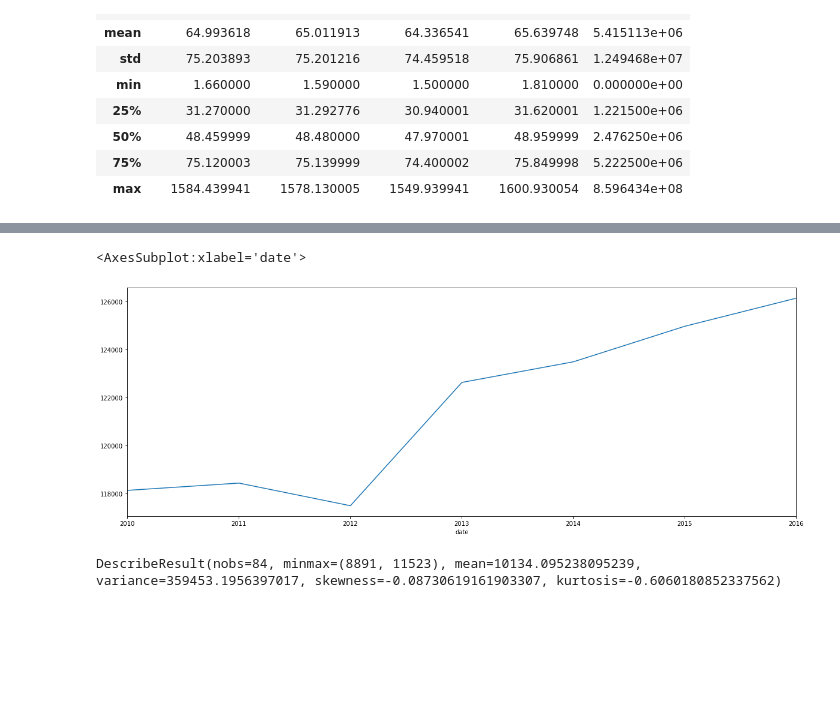
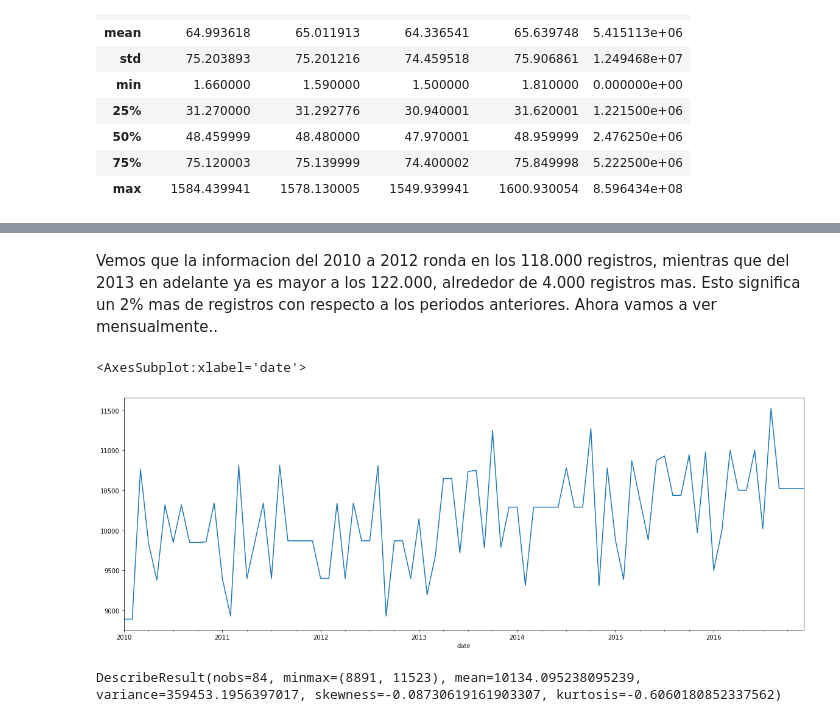
Before and after one commit to Dotto-Luis/CoderHouse-Challenges, a Jupyter notebook: Projects/Analisis_univariado.ipynb, the cells around one changed output, grey strips where cells are left out. Drawn from its saved outputs; the diff is of its cells as text; code cells hidden in the pictures; blank space fills up the shorter version.

Commit message:
relative price frequency

```diff
--- a/Projects/Analisis_univariado.ipynb
+++ b/Projects/Analisis_univariado.ipynb
@@ -53,10 +62,12 @@ prices['date']=pd.to_datetime(prices['date'])
+# %% [markdown]
+Vemos que la informacion del 2010 a 2012 ronda en los 118.000 registros, mientras que del 2013 en adelante ya es mayor a los 122.000, alrededor de 4.000 registros mas. Esto significa un 2% mas de registros con respecto a los periodos anteriores. Ahora vamos a ver mensualmente..
 # %%
-monthly_prices =prices.groupby(prices['date'].dt.to_period('Y')).size()
+monthly_prices =prices.groupby(prices['date'].dt.to_period('M')).size()
 fig = plt.figure(figsize =(20, 7))
 monthly_prices.plot.line()
 # %% [output]
 <AxesSubplot:xlabel='date'>
-[figure, old version]
+[figure, new version]
 # %%
 scipy.stats.describe(monthly_prices)
 # %% [output]
```
Also changed, not shown: parts of 15 cells of this notebook.
